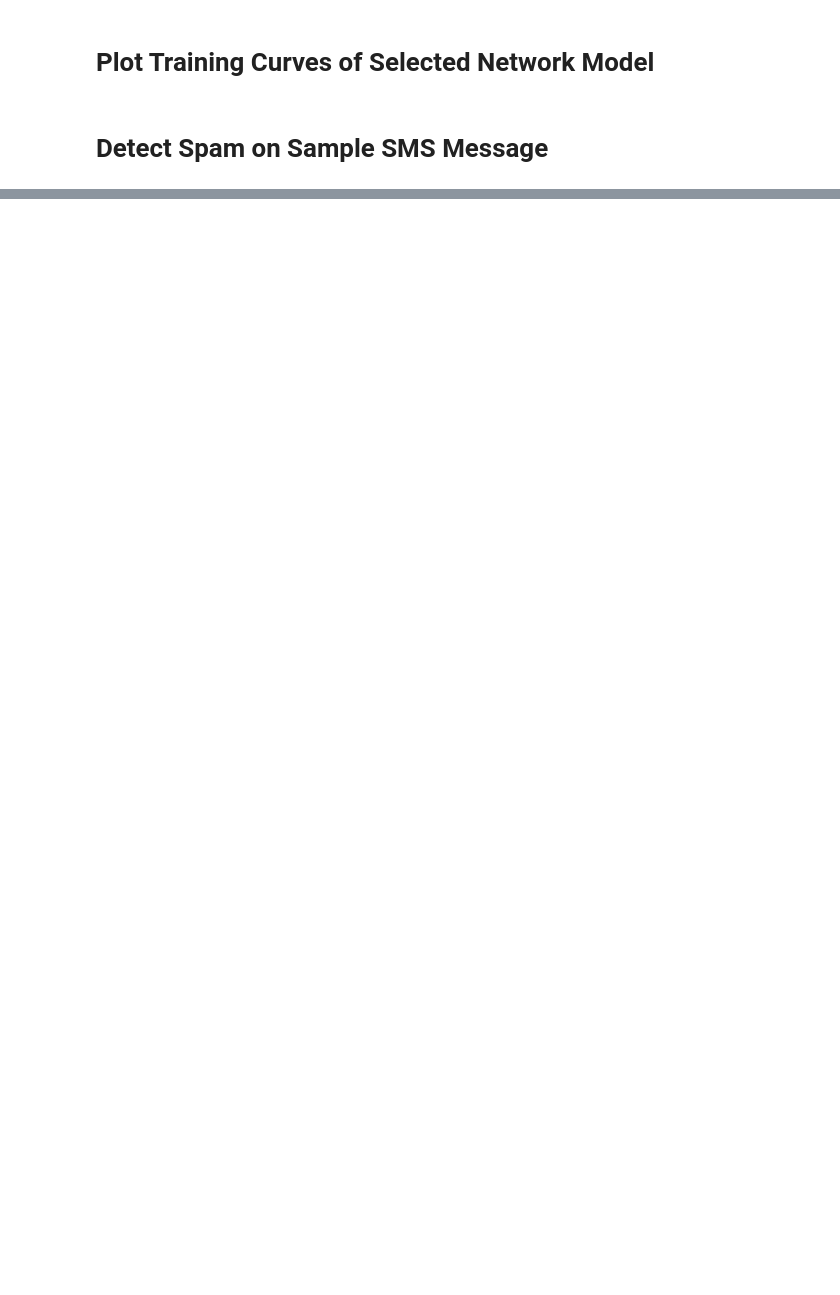
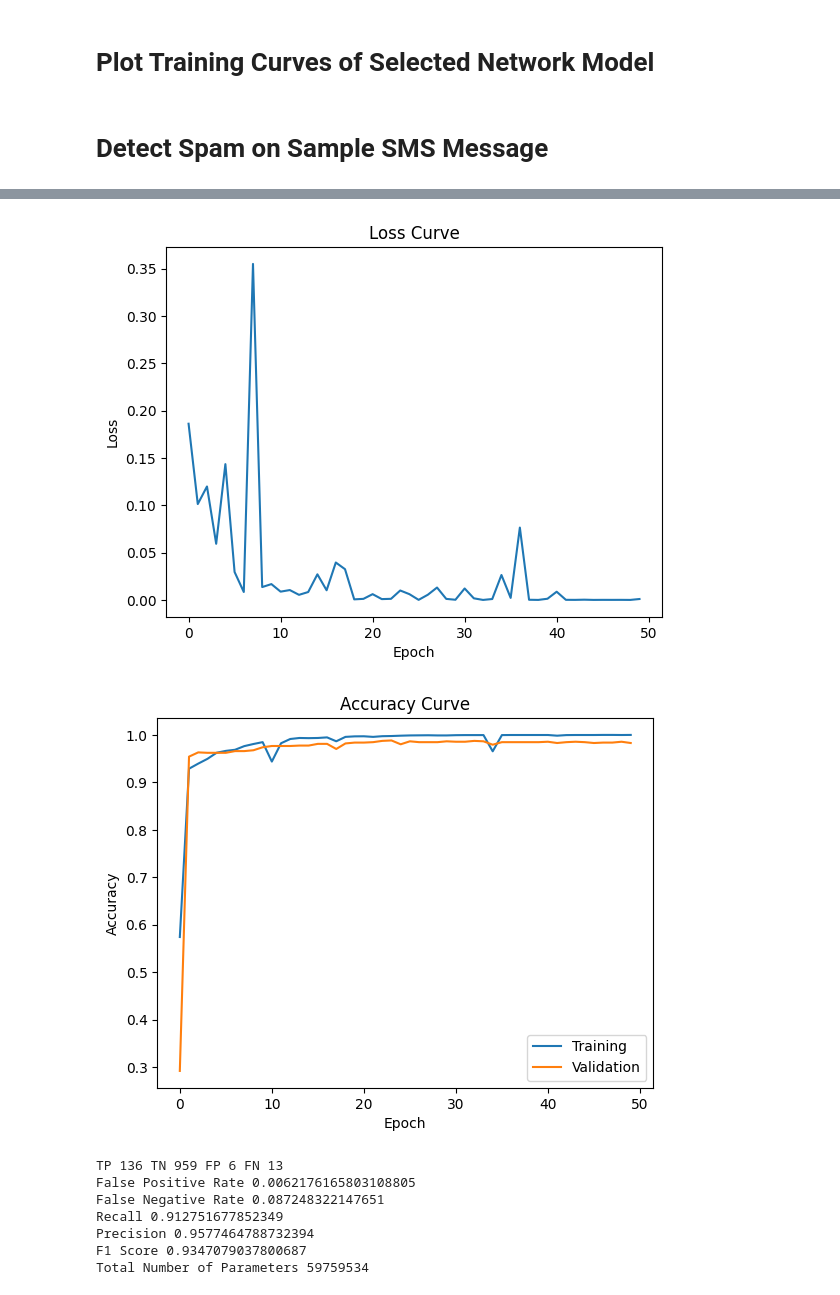
Before and after one commit to Niazitahir/SMS_Spam_Detection_APS360, a Jupyter notebook: primary_model.ipynb, the cells around one changed output, grey strips where cells are left out. Saved outputs shown, nothing was run; the diff lists cells and outputs as text; code cells hidden in the pictures; blank space fills up the shorter version.

```diff
--- a/primary_model.ipynb
+++ b/primary_model.ipynb
@@ -295,12 +313,12 @@ def get_accuracy(model, loader):
 # %% [markdown]
 # Generate File Path to Save Network Model
 # %%
-def get_file_path(name, glove, hidden_size, num_layers, batch_size, learning_rate):
-    path = '{0}_{1}_hs{2}_nl{3}_bs{4}_lr{5}_'.format(name,
+def get_file_path(name, glove, batch_size, hidden_size, num_layers, learning_rate):
+    path = '{0}_{1}_bs{2}_hs{3}_nl{4}_lr{5}_'.format(name,
                                                      glove,
+                                                     batch_size,
                                                      hidden_size,
                                                      num_layers,
-                                                     batch_size,
                                                      learning_rate)
     return '/content/drive/MyDrive/Colab/' + path
 # %% [markdown]
@@ -319,7 +337,7 @@ def train_network(model, train, valid, num_epochs=5, learning_rate=1e-5):
     optimizer = optim.Adam(model.parameters(), lr=learning_rate)
     losses, train_acc, valid_acc = [], [], []
     for epoch in range(num_epochs):
-        for sentences, labels in train:
+        for labels, sentences in train:
             if torch.cuda.is_available():
                 sentences = sentences.cuda()
                 labels = labels.cuda()
@@ -333,13 +351,15 @@ def train_network(model, train, valid, num_epochs=5, learning_rate=1e-5):
         losses.append(float(loss))
         train_acc.append(get_accuracy(model, train))
         valid_acc.append(get_accuracy(model, valid))
-        print('Epoch %d; Loss %f; Train Acc %f; Valid Acc %f' % (
-            epoch, loss, train_acc[-1], valid_acc[-1]))
+        print('Epoch %d; Loss %f; Train Acc %f; Valid Acc %f' % (epoch,
+                                                                 loss,
+                                                                 train_acc[-1],
+                                                                 valid_acc[-1]))
         path = get_file_path(model.name,
-                             '6B50',
-                             model.hidden_size,
-                             model.num_layers,
-                             train.batch_size,
+                             'twi50',
+                             16,
+                             model.hidden_size_w,
+                             model.num_layers_w,
                              learning_rate)
         torch.save(model.state_dict(), path + str(epoch))
 
@@ -495,0 +530,22 @@ def evaluate_sample(sample, model, glove):
+# %%
+random.seed(69)
+torch.manual_seed(420)
+
+
+model = LSTMNet_3(50, len(vocab_c), 25, len(vocab_c) // 2,
+                  2, glove_vectors, num_layers_w=2, num_layers_c=2)
+if torch.cuda.is_available():
+    model.cuda()
+    print('CUDA is available! Training on GPU...')
+else:
+    print('CUDA is not available. Training on CPU...')
+
+train_network(model, train_loader, valid_loader, num_epochs=50, learning_rate=2e-4)
+
+get_scores(model, valid_loader)
+
+size = 0
+for param in model.parameters():
+    size += torch.numel(param)
+print('Total Number of Parameters', size)
+# %% [output]
@@ -496 +569,10 @@ def evaluate_sample(sample, model, glove):
+[figure, added]
+[figure, added]
+TP 136 TN 959 FP 6 FN 13
+False Positive Rate 0.0062176165803108805
+False Negative Rate 0.087248322147651
+Recall 0.912751677852349
+Precision 0.9577464788732394
+F1 Score 0.9347079037800687
+Total Number of Parameters 59759534
 # %%
```
Also changed, not shown: parts of 20 cells of this notebook.
